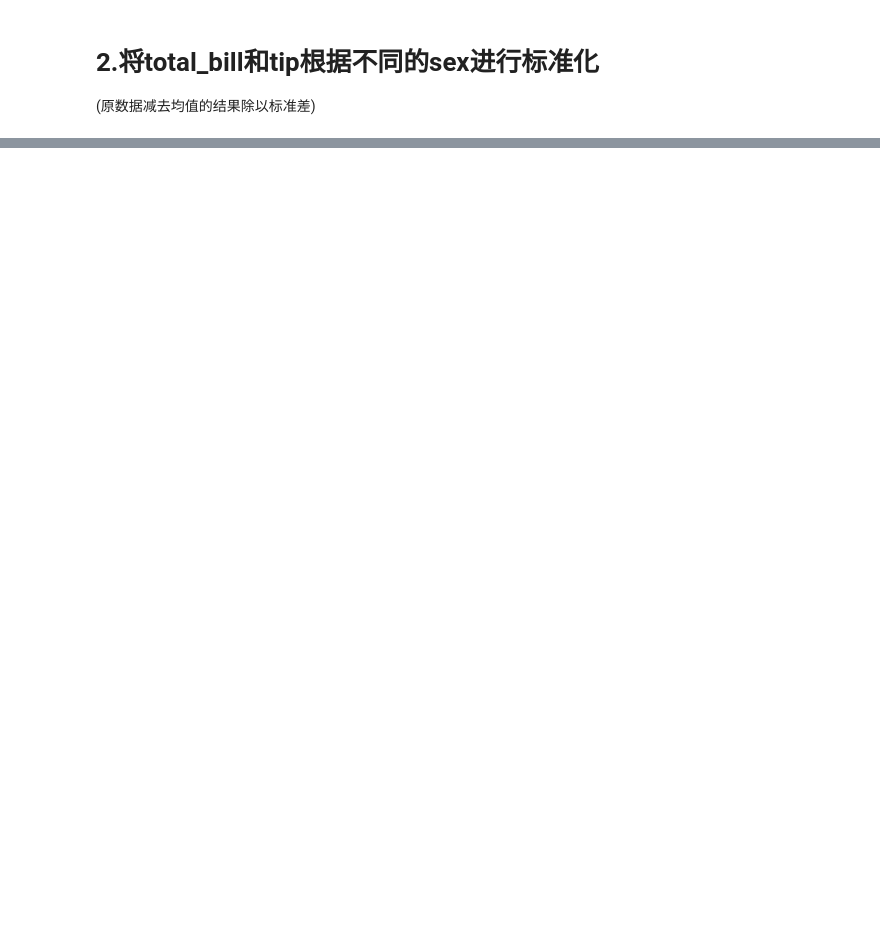
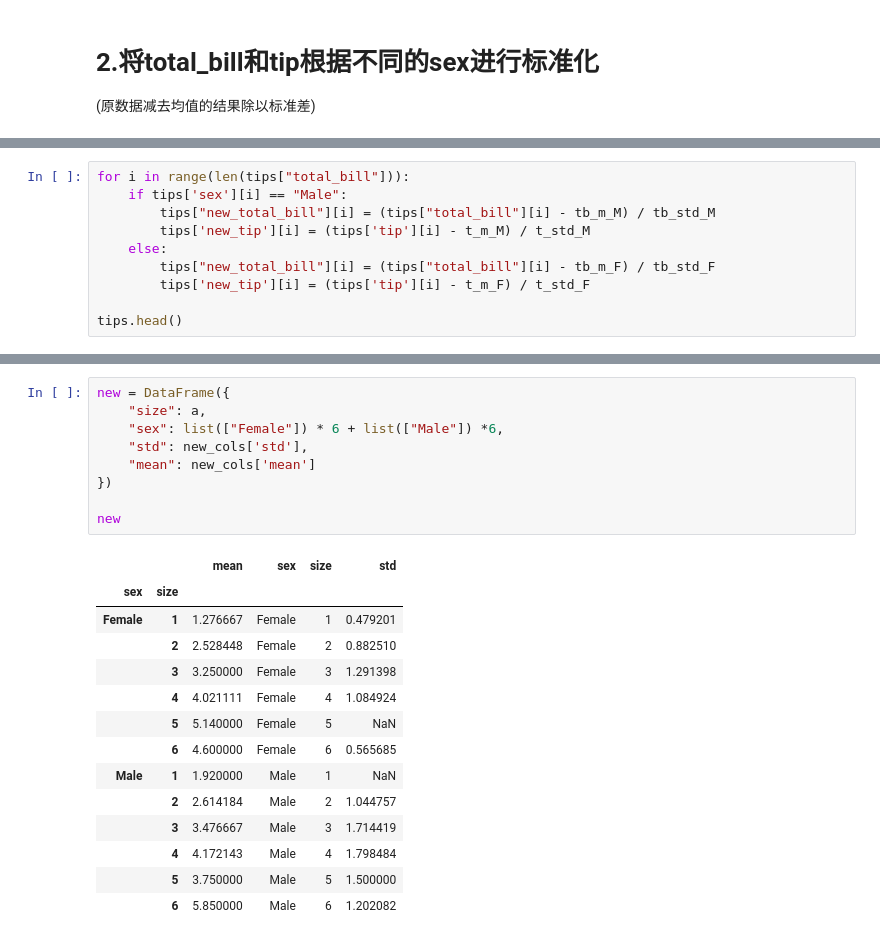
Before and after one commit to WentingRuan/Learn_Python, a Jupyter notebook: 8/hw_08.ipynb, the cells around one changed output, grey strips where cells are left out. Drawn from its saved outputs; the diff is of its cells as text; blank space fills up the shorter version.

```diff
--- a/8/hw_08.ipynb
+++ b/8/hw_08.ipynb
@@ -54,0 +82,10 @@ tips_sex
+# %%
+for i in range(len(tips["total_bill"])):
+    if tips['sex'][i] == "Male":
+        tips["new_total_bill"][i] = (tips["total_bill"][i] - tb_m_M) / tb_std_M
+        tips['new_tip'][i] = (tips['tip'][i] - t_m_M) / t_std_M
+    else:
+        tips["new_total_bill"][i] = (tips["total_bill"][i] - tb_m_F) / tb_std_F
+        tips['new_tip'][i] = (tips['tip'][i] - t_m_F) / t_std_F
+
+tips.head()
@@ -54,0 +186,24 @@ tips_sex
+# %%
+new = DataFrame({
+    "size": a,
+    "sex": list(["Female"]) * 6 + list(["Male"]) *6,
+    "std": new_cols['std'],
+    "mean": new_cols['mean']
+})
+
+new
+# %% [output]
+|  |  | mean | sex | size | std |
+| sex | size |  |  |  |  |
+| Female | 1 | 1.276667 | Female | 1 | 0.479201 |
+|  | 2 | 2.528448 | Female | 2 | 0.882510 |
+|  | 3 | 3.250000 | Female | 3 | 1.291398 |
+|  | 4 | 4.021111 | Female | 4 | 1.084924 |
+|  | 5 | 5.140000 | Female | 5 | NaN |
+|  | 6 | 4.600000 | Female | 6 | 0.565685 |
+| Male | 1 | 1.920000 | Male | 1 | NaN |
+|  | 2 | 2.614184 | Male | 2 | 1.044757 |
+|  | 3 | 3.476667 | Male | 3 | 1.714419 |
+|  | 4 | 4.172143 | Male | 4 | 1.798484 |
+|  | 5 | 3.750000 | Male | 5 | 1.500000 |
+|  | 6 | 5.850000 | Male | 6 | 1.202082 |
```
Also changed, not shown: parts of 20 cells of this notebook.
